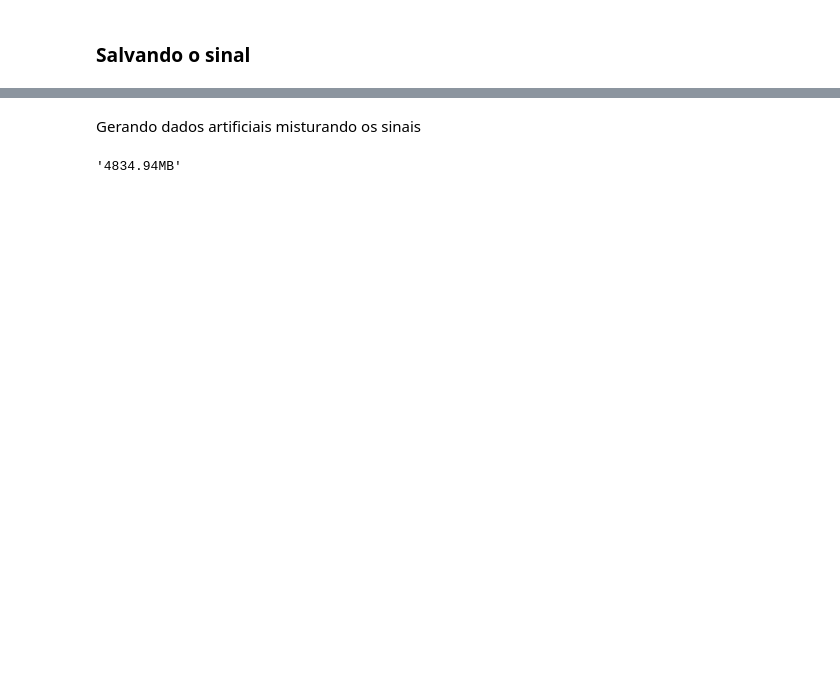
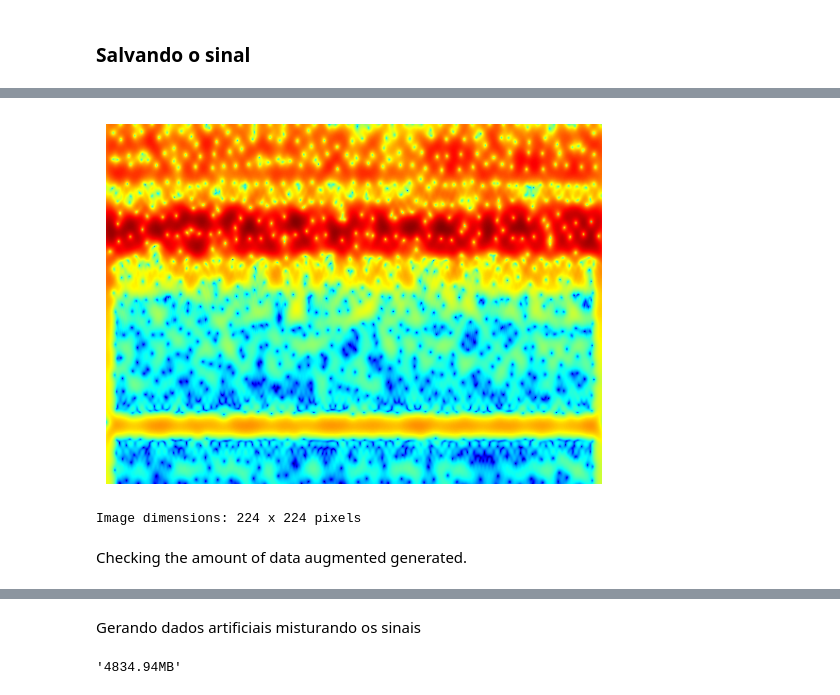
Before and after one commit to rochasantos/CWRU-AutoEncoder-Diagnosis, a Jupyter notebook: notebook.ipynb, the cells around one changed output, grey strips where cells are left out. Drawn from its saved outputs; the diff is of its cells as text; code cells hidden in the pictures; blank space fills up the shorter version.

Commit message:
update: notebook with generate_spectrogram

```diff
--- a/notebook.ipynb
+++ b/notebook.ipynb
@@ -360,0 +67,4 @@ labels.shape
+# %%
+for i in range(1, 4):
+    print(f"Aula {i} - vídeo")
+    print(f"Aula {i} - pdf")
@@ -360,0 +93,18 @@ labels.shape
+# %%
+import os
+import numpy as np
+
+for l in ["I", "O", "B"]:
+    directories = [
+            # f"data/processed/cwru/007/{l}",
+            # f"data/processed/cwru/014/{l}",
+            # f"data/processed/cwru/021/{l}",
+            # f"data/processed/uored/{l}",
+            f"data/processed/cwru_h/{l}",
+            # f"data/processed/hust/{l}",
+            # f"data/processed/paderborn/{l}",
+        ]
+    files = []
+    for dir in directories:
+        files.extend(os.listdir(dir))
+    print(f"There are {len(files)} files with label {l}.")
@@ -360,0 +268,18 @@ labels.shape
+# %%
+import matplotlib.pyplot as plt
+
+def generate_spectrogram(signal, output_path):
+    # Simulação de um sinal senoidal com ruído
+    fs = 42000  # 48 kHz
+
+    # Criando o gerador de espectrogramas
+    spectrogram_generator = SpectrogramGenerator(window="hann", nperseg=200, noverlap=192, nfft=1600)
+
+    # Gerando o espectrograma
+    output = spectrogram_generator.generate(signal, sample_rate=fs, label="Falha_Bearing")
+
+    # Exibir o espectrograma
+    plt.imshow(output["spectrogram"])
+    plt.axis("off")
+    plt.savefig(output_path, bbox_inches='tight', pad_inches=0, dpi=100, format='png')
+    plt.imsave(output_path, output["spectrogram"], cmap="jet")
@@ -360,0 +316,27 @@ labels.shape
+# %%
+data = np.load("data/processed/cwru/007/B/125_100.npy")
+signal, _ = data[:-1], data[-1]
+generate_spectrogram(signal, "spectro.png")
+# %% [output]
+[figure, added]
+# %%
+from PIL import Image
+
+def check_image_size(image_path):
+    """
+    Opens an image and prints its dimensions (width, height).
+
+    Parameters:
+    - image_path: Path to the image file.
+    """
+    with Image.open(image_path) as img:
+        width, height = img.size
+        print(f"Image dimensions: {width} x {height} pixels")
+
+# Exemplo de uso
+image_path = "data/spectrogram/cwru1_7/B/spectro_007_345.png"  # Substitua pelo caminho da sua imagem
+check_image_size(image_path)
+# %% [output]
+Image dimensions: 224 x 224 pixels
+# %% [markdown]
+Checking the amount of data augmented generated.
```
Also changed, not shown: parts of 50 cells of this notebook.
